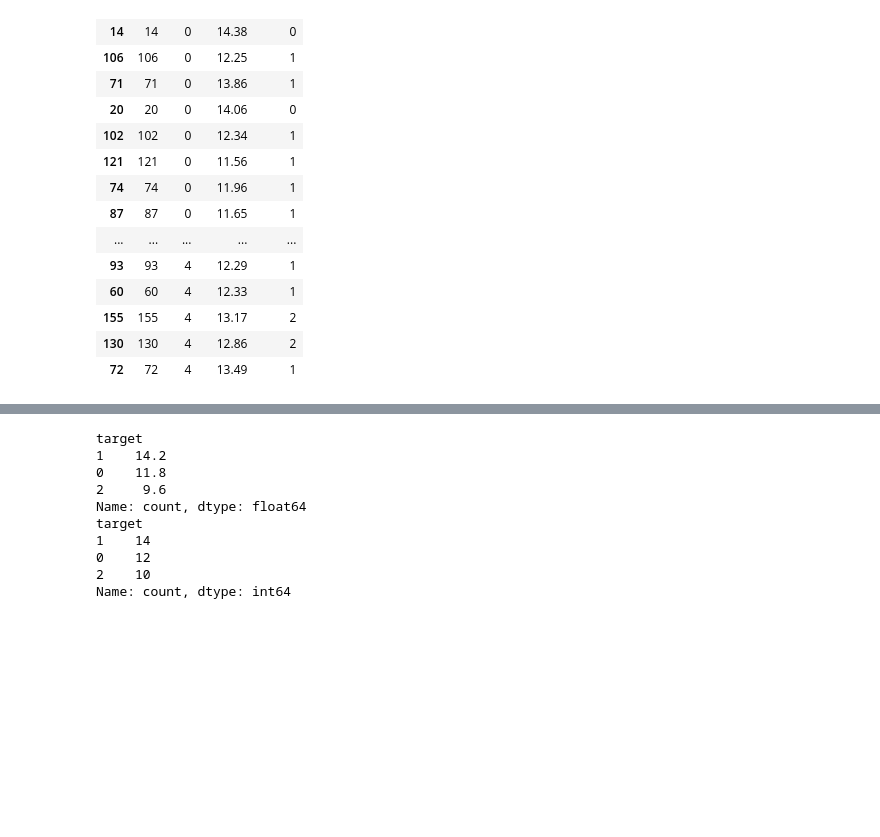
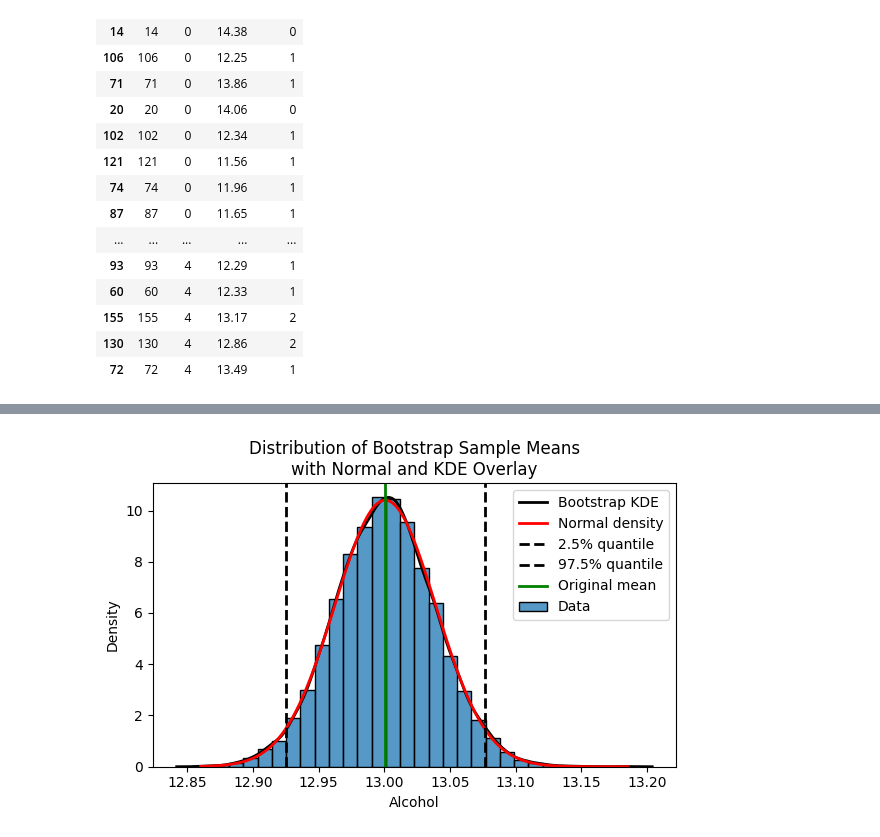
Before and after one commit to MarkThackham/MarkThackham.github.io, a Jupyter notebook: Snippets/Bootstrap.ipynb, the cells around one changed output, grey strips where cells are left out. Drawn from its saved outputs; the diff is of its cells as text; code cells hidden in the pictures; blank space fills up the shorter version.

```diff
--- a/Snippets/Bootstrap.ipynb
+++ b/Snippets/Bootstrap.ipynb
@@ -69,16 +154,55 @@ df_sample
 # %%
-chk=df2.groupby('target').sample(frac=0.2, replace=True, random_state=42)
+#===============================================================================
+# Step 3: Analyse Bootstrap Sample
 
-print(df2['target'].value_counts()*.2)
-print(chk['target'].value_counts())
+#---------------
+# Sample means
+df_sample_mean=df_sample.groupby(['rep']).agg({'alcohol':'mean'}).reset_index()
+#---------------
+
+#---------------
+# Normal density
+x = df_sample_mean['alcohol']
+mu = x.mean()
+sigma = x.std(ddof=1)
+#---------------
+
+#---------------
+# CI
+ci_low, ci_high = np.percentile(x, [2.5, 97.5])
+#---------------
+
+#---------------
+# Original mean
+orig_mean = df['alcohol'].mean()
+#---------------
+
+#---------------
+# Plot histogram with KDE
+plt.figure(figsize=(6, 4))
+sns.histplot(x, bins=30, stat='density', label='Data')
+
+# KDE as a line
+sns.kdeplot(x, color='black', lw=2, label='Bootstrap KDE')
+
+# Overlay normal density
+xs = np.linspace(x.min(), x.max(), 300)
+plt.plot(xs, norm.pdf(xs, mu, sigma), 'r-', lw=2, label='Normal density')
+
+# Confidence interval lines
+plt.axvline(ci_low, color='black', linestyle='--', lw=2, label='2.5% quantile')
+plt.axvline(ci_high, color='black', linestyle='--', lw=2, label='97.5% quantile')
+
+plt.axvline(orig_mean, color='green', lw=2, label='Original mean')
+
+plt.xlabel('Alcohol')
+plt.ylabel('Density')
+plt.title('Distribution of Bootstrap Sample Means\nwith Normal and KDE Overlay')
+plt.legend()
+plt.tight_layout()
+plt.show()
+#---------------
+
+#===============================================================================
 # %% [output]
-target
-1    14.2
-0    11.8
-2     9.6
-Name: count, dtype: float64
-target
-1    14
-0    12
-2    10
-Name: count, dtype: int64
+[figure, added]
```
Also changed, not shown: parts of 6 cells of this notebook.
